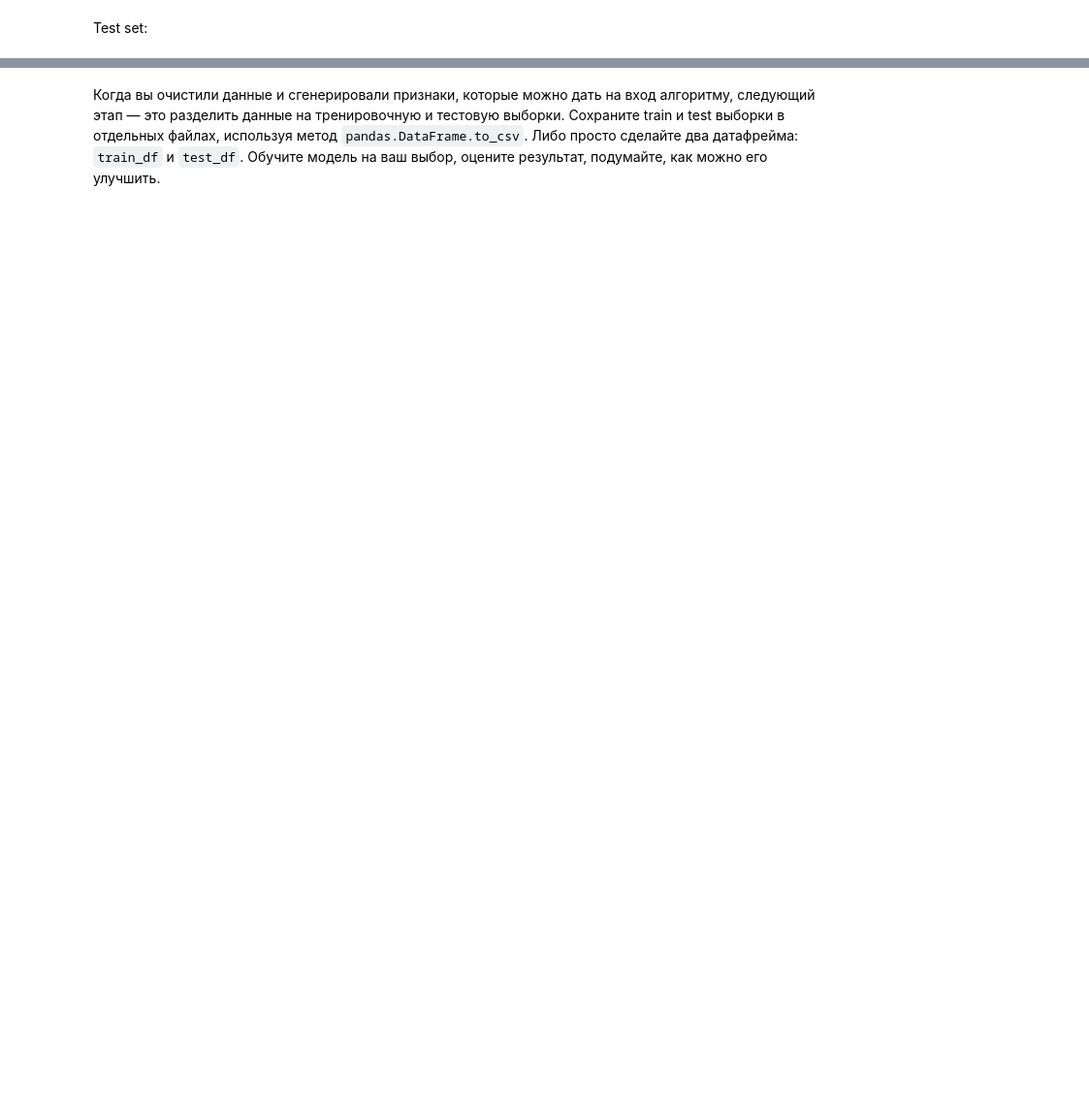
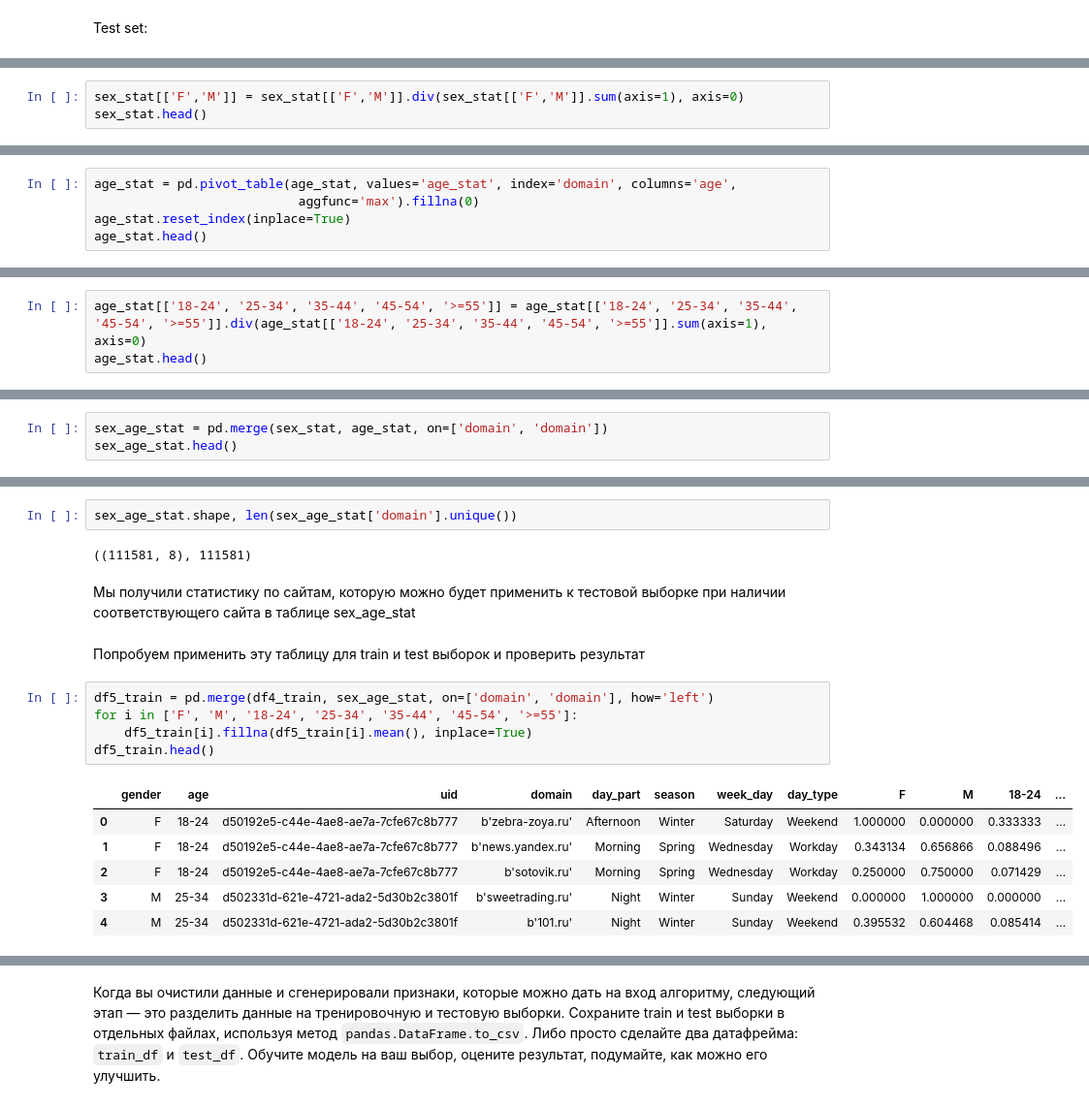
Before and after one commit to ValeryiaLupanava/Big_Data, a Jupyter notebook: personal-results/project01/project01.ipynb, the cells around one changed output, grey strips where cells are left out. Shown at 97% size. Cells and saved outputs as stored; diff of their text form; blank space fills up the shorter version.

```diff
--- a/personal-results/project01/project01.ipynb
+++ b/personal-results/project01/project01.ipynb
@@ -128,0 +401,3 @@ len(df) # Весь датасет
+# %%
+sex_stat[['F','M']] = sex_stat[['F','M']].div(sex_stat[['F','M']].sum(axis=1), axis=0)
+sex_stat.head()
@@ -128,0 +411,5 @@ len(df) # Весь датасет
+# %%
+age_stat = pd.pivot_table(age_stat, values='age_stat', index='domain', columns='age',
+                           aggfunc='max').fillna(0)
+age_stat.reset_index(inplace=True)
+age_stat.head()
@@ -128,0 +427,3 @@ len(df) # Весь датасет
+# %%
+age_stat[['18-24', '25-34', '35-44', '45-54', '>=55']] = age_stat[['18-24', '25-34', '35-44', '45-54', '>=55']].div(age_stat[['18-24', '25-34', '35-44', '45-54', '>=55']].sum(axis=1), axis=0)
+age_stat.head()
@@ -128,0 +437,3 @@ len(df) # Весь датасет
+# %%
+sex_age_stat = pd.merge(sex_stat, age_stat, on=['domain', 'domain'])
+sex_age_stat.head()
@@ -128,0 +447,20 @@ len(df) # Весь датасет
+# %%
+sex_age_stat.shape, len(sex_age_stat['domain'].unique())
+# %% [output]
+((111581, 8), 111581)
+# %% [markdown]
+Мы получили статистику по сайтам, которую можно будет применить к тестовой выборке при наличии соответствующего сайта в таблице sex_age_stat
+# %% [markdown]
+Попробуем применить эту таблицу для train и test выборок и проверить результат
+# %%
+df5_train = pd.merge(df4_train, sex_age_stat, on=['domain', 'domain'], how='left')
+for i in ['F', 'M', '18-24', '25-34', '35-44', '45-54', '>=55']:
+    df5_train[i].fillna(df5_train[i].mean(), inplace=True)
+df5_train.head()
+# %% [output]
+|  | gender | age | uid | domain | day_part | season | week_day | day_type | F | M | 18-24 | ... |
+| 0 | F | 18-24 | d50192e5-c44e-4ae8-ae7a-7cfe67c8b777 | b'zebra-zoya.ru' | Afternoon | Winter | Saturday | Weekend | 1.000000 | 0.000000 | 0.333333 | ... |
+| 1 | F | 18-24 | d50192e5-c44e-4ae8-ae7a-7cfe67c8b777 | b'news.yandex.ru' | Morning | Spring | Wednesday | Workday | 0.343134 | 0.656866 | 0.088496 | ... |
+| 2 | F | 18-24 | d50192e5-c44e-4ae8-ae7a-7cfe67c8b777 | b'sotovik.ru' | Morning | Spring | Wednesday | Workday | 0.250000 | 0.750000 | 0.071429 | ... |
+| 3 | M | 25-34 | d502331d-621e-4721-ada2-5d30b2c3801f | b'sweetrading.ru' | Night | Winter | Sunday | Weekend | 0.000000 | 1.000000 | 0.000000 | ... |
+| 4 | M | 25-34 | d502331d-621e-4721-ada2-5d30b2c3801f | b'101.ru' | Night | Winter | Sunday | Weekend | 0.395532 | 0.604468 | 0.085414 | ... |
```
Also changed, not shown: parts of 126 cells of this notebook, 33 other files.
